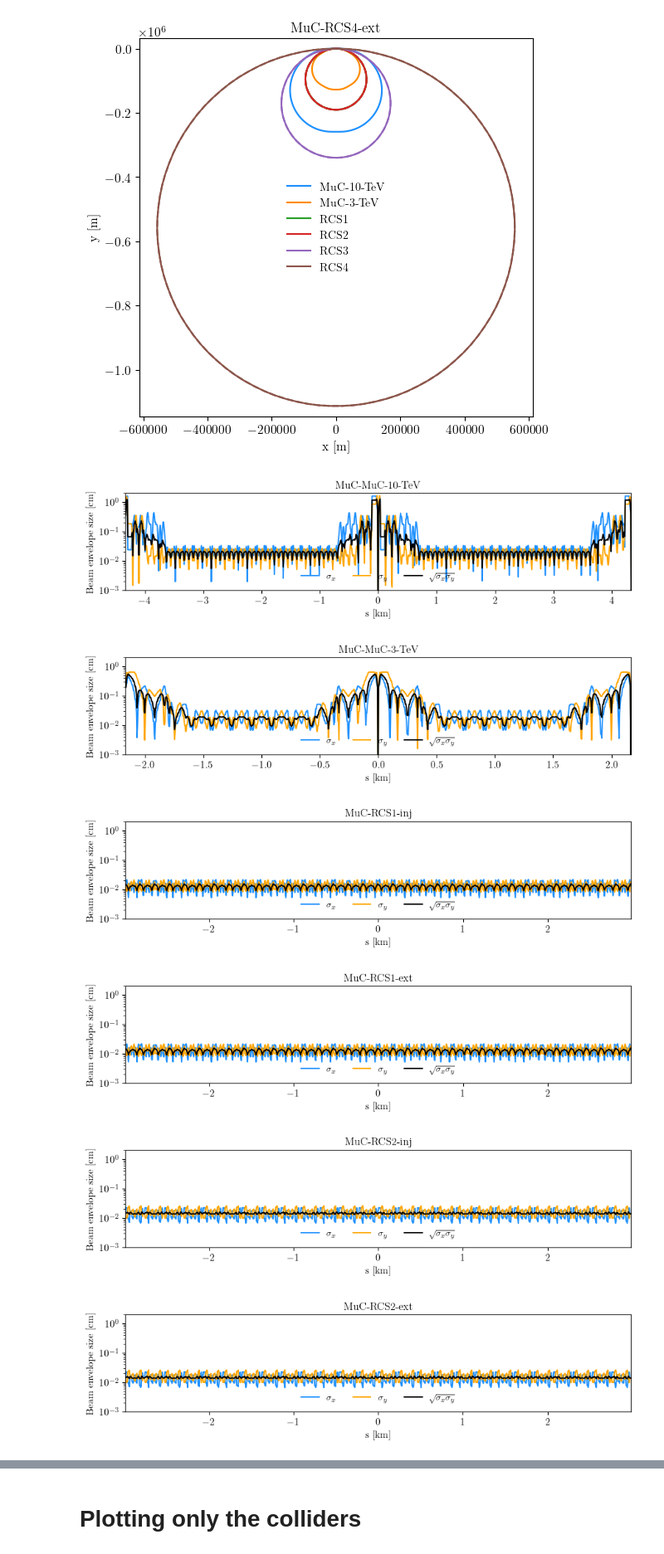
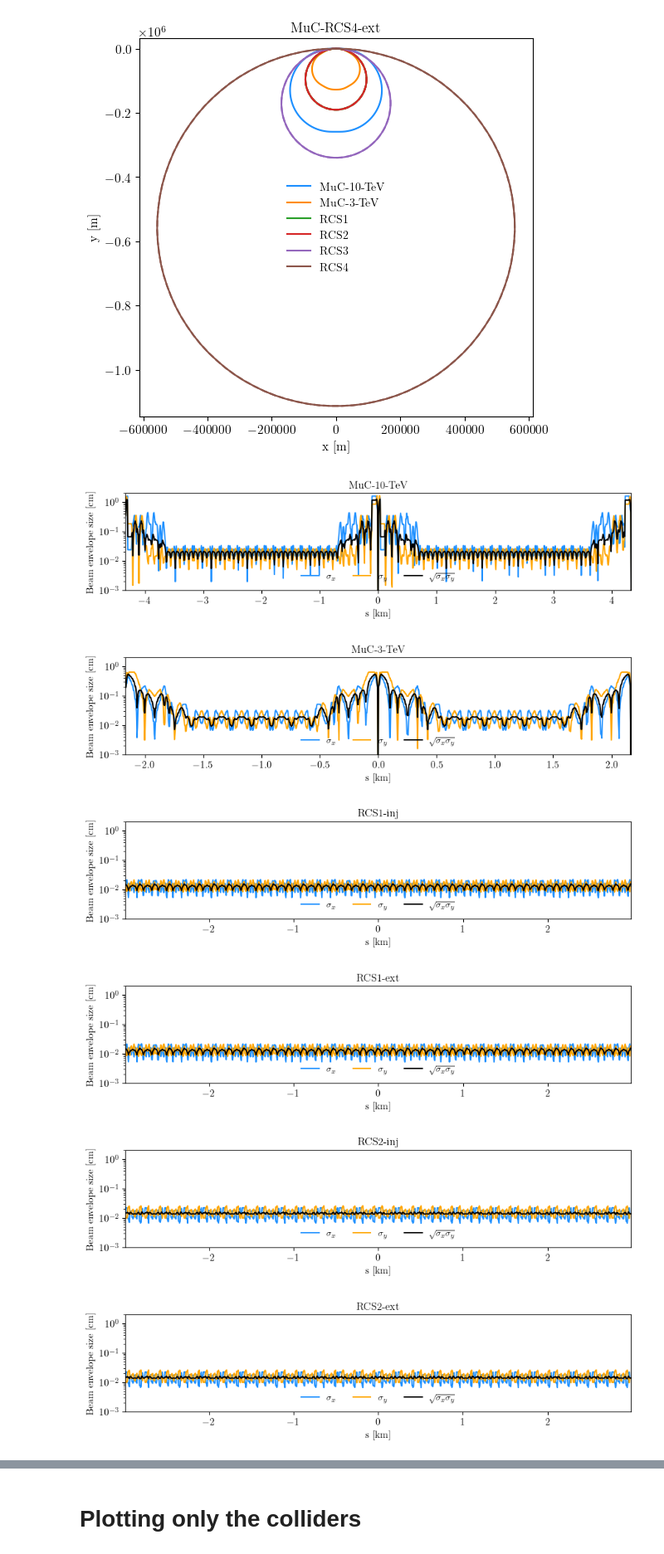
Before and after one commit to jchoi55/MINeut, a Jupyter notebook: create_beam_optics_files.ipynb, the cells around one changed output, grey strips where cells are left out. Shown at 83% size. Drawn from its saved outputs; the diff is of its cells as text; code cells hidden in the pictures.

Commit message:
clean up beam optic plots

```diff
--- a/create_beam_optics_files.ipynb
+++ b/create_beam_optics_files.ipynb
@@ -108,26 +105,26 @@ fig.savefig(f'beam-optics/ring_{name}.pdf', bbox_inches='tight', dpi=300)
 # %%
 for name, lattice in zip(['MuC-10-TeV', 'MuC-3-TeV', 'RCS1-inj', 'RCS1-ext', 'RCS2-inj', 'RCS2-ext', 'RCS3-inj', 'RCS3-ext', 'RCS4-inj', 'RCS4-ext'], [lattice_dict_10tev, lattice_dict_3tev, lattice_dict_RCS1_inj, lattice_dict_RCS1_ext, lattice_dict_RCS2_inj, lattice_dict_RCS2_ext, lattice_dict_RCS3_inj, lattice_dict_RCS3_ext, lattice_dict_RCS4_inj, lattice_dict_RCS4_ext]):
     u = np.linspace(1, 0, 1_000, endpoint=True)
     s_middle = const.cm_to_km * lattice['s'](1) / 2
 
     fig, ax = pt.std_fig(figsize=(10, 2))
 
     ax.plot(const.cm_to_km*lattice['s'](u)-s_middle, lattice['beamsize_x'](u), color='dodgerblue', label='$\sigma_x$')
     ax.plot(const.cm_to_km*lattice['s'](u)-s_middle, lattice['beamsize_y'](u), color='orange', label='$\sigma_y$')
     ax.plot(const.cm_to_km*lattice['s'](u)-s_middle, np.sqrt(lattice['beamsize_y'](u) * lattice['beamsize_x'](u)), color='black', label='$\sqrt{\sigma_x \sigma_y}$')
 
     ax.legend(loc='lower center', ncol=3)
     ax.set_yscale('log')
     ax.set_xlim(-s_middle, s_middle)
     ax.set_xlabel("s [km]")
     ax.set_ylabel("Beam envelope size [cm]")
     ax.set_ylim(1e-3,2)
-    ax.set_title(f"MuC-{name}")
-    fig.savefig(f'beam-optics/beam_envelope_{name}.pdf', bbox_inches='tight', dpi=300)
+    ax.set_title(f"{name}")
+    fig.savefig(f'plots/beam_optics/beam_envelope_{name}.pdf', bbox_inches='tight', dpi=300)
 # %% [output]
-[figure, old version]
+[figure, new version]
-[figure, old version]
+[figure, new version]
-[figure, old version]
+[figure, new version]
-[figure, old version]
+[figure, new version]
-[figure, old version]
+[figure, new version]
-[figure, old version]
+[figure, new version]
```
Also changed, not shown: parts of 4 cells of this notebook, 50 other files.
